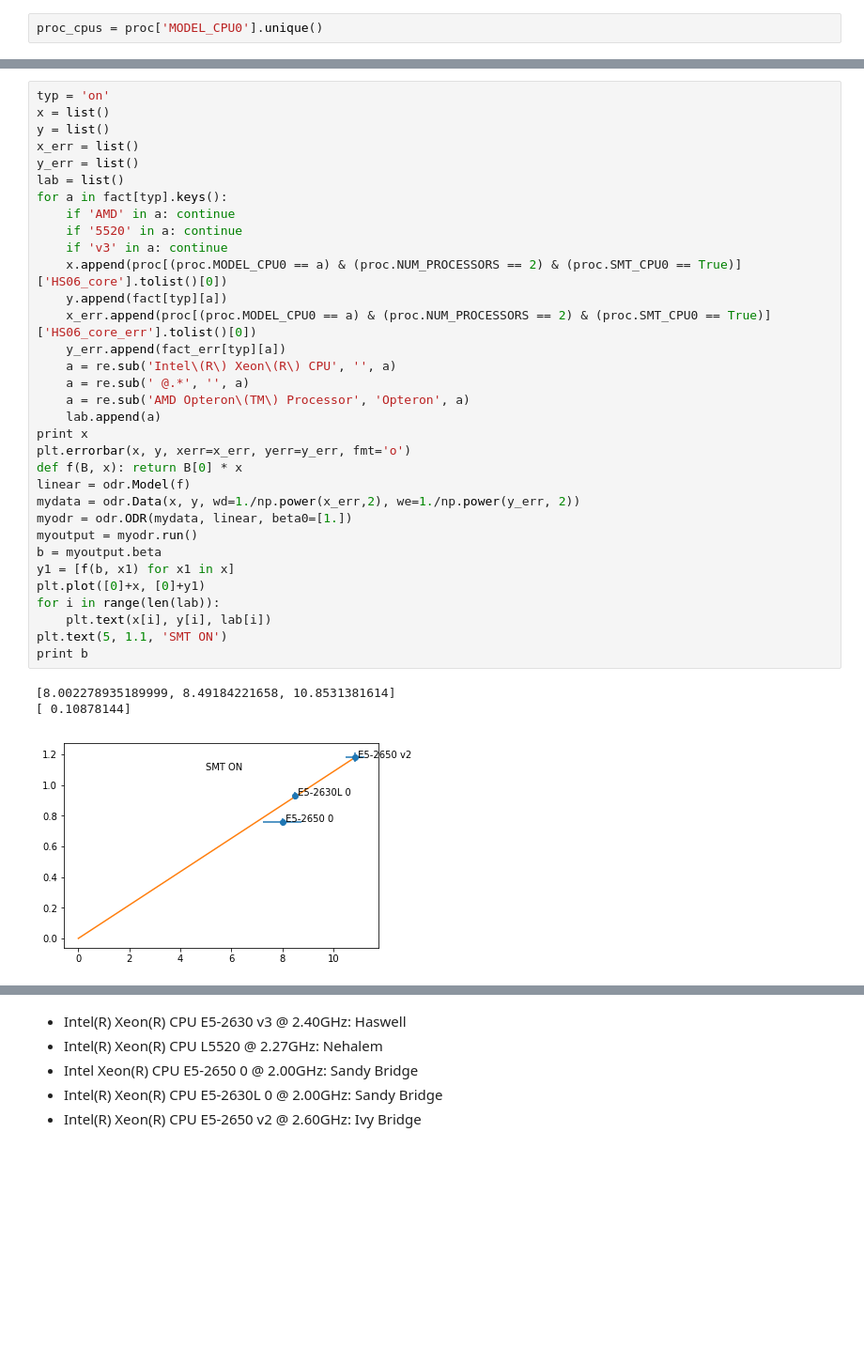
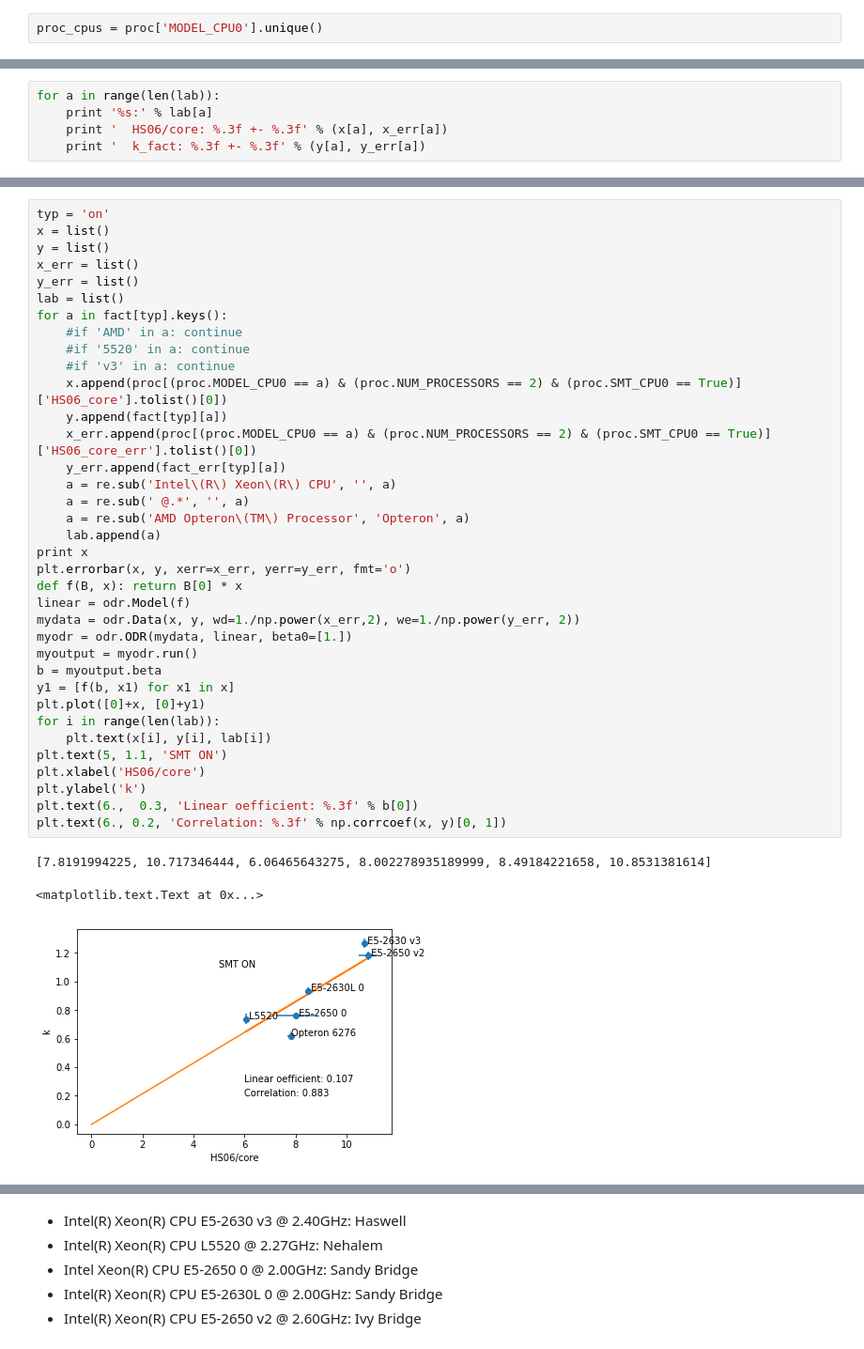
Before and after one commit to sciaba/ATLAS-CPU-time-analysis, a Jupyter notebook: Notebooks/Plots of ATLAS Tier-1 results.ipynb, the cells around one changed output, grey strips where cells are left out. Shown: that part at 94% size. Drawn from its saved outputs; the diff is of its cells as text; blank space fills up the shorter version.

```diff
--- a/Notebooks/Plots of ATLAS Tier-1 results.ipynb
+++ b/Notebooks/Plots of ATLAS Tier-1 results.ipynb
@@ -87,0 +90,5 @@ print b
+# %%
+for a in range(len(lab)):
+    print '%s:' % lab[a]
+    print '  HS06/core: %.3f +- %.3f' % (x[a], x_err[a])
+    print '  k_fact: %.3f +- %.3f' % (y[a], y_err[a])
@@ -88,37 +102,40 @@ print b
 # %%
 typ = 'on'
 x = list()
 y = list()
 x_err = list()
 y_err = list()
 lab = list()
 for a in fact[typ].keys():
-    if 'AMD' in a: continue
-    if '5520' in a: continue
-    if 'v3' in a: continue
+    #if 'AMD' in a: continue
+    #if '5520' in a: continue
+    #if 'v3' in a: continue
     x.append(proc[(proc.MODEL_CPU0 == a) & (proc.NUM_PROCESSORS == 2) & (proc.SMT_CPU0 == True)]['HS06_core'].tolist()[0])
     y.append(fact[typ][a])
     x_err.append(proc[(proc.MODEL_CPU0 == a) & (proc.NUM_PROCESSORS == 2) & (proc.SMT_CPU0 == True)]['HS06_core_err'].tolist()[0])
     y_err.append(fact_err[typ][a])
     a = re.sub('Intel\(R\) Xeon\(R\) CPU', '', a)
     a = re.sub(' @.*', '', a)
     a = re.sub('AMD Opteron\(TM\) Processor', 'Opteron', a)
     lab.append(a)
 print x
 plt.errorbar(x, y, xerr=x_err, yerr=y_err, fmt='o')
 def f(B, x): return B[0] * x
 linear = odr.Model(f)
 mydata = odr.Data(x, y, wd=1./np.power(x_err,2), we=1./np.power(y_err, 2))
 myodr = odr.ODR(mydata, linear, beta0=[1.])
 myoutput = myodr.run()
 b = myoutput.beta
 y1 = [f(b, x1) for x1 in x]
 plt.plot([0]+x, [0]+y1)
 for i in range(len(lab)):
     plt.text(x[i], y[i], lab[i])
 plt.text(5, 1.1, 'SMT ON')
-print b
+plt.xlabel('HS06/core')
+plt.ylabel('k')
+plt.text(6.,  0.3, 'Linear oefficient: %.3f' % b[0])
+plt.text(6., 0.2, 'Correlation: %.3f' % np.corrcoef(x, y)[0, 1])
 # %% [output]
-[8.002278935189999, 8.49184221658, 10.8531381614]
-[ 0.10878144]
+[7.8191994225, 10.717346444, 6.06465643275, 8.002278935189999, 8.49184221658, 10.8531381614]
+<matplotlib.text.Text at 0x...>
-[figure, old version]
+[figure, new version]
```
Also changed, not shown: parts of 3 cells of this notebook.
